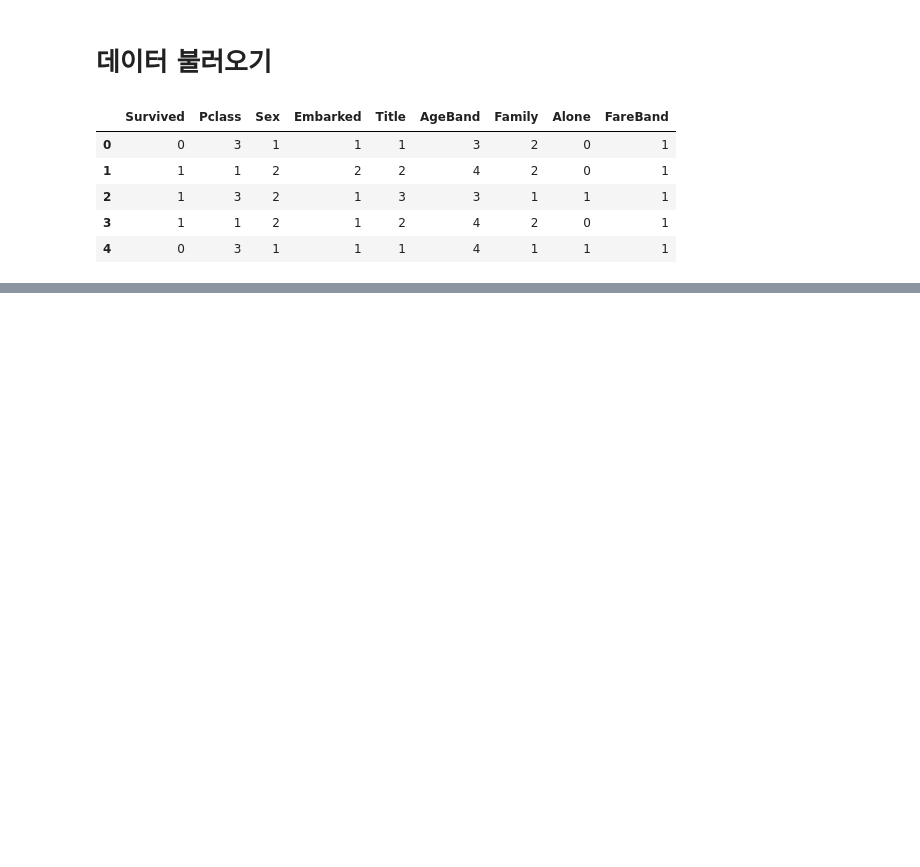
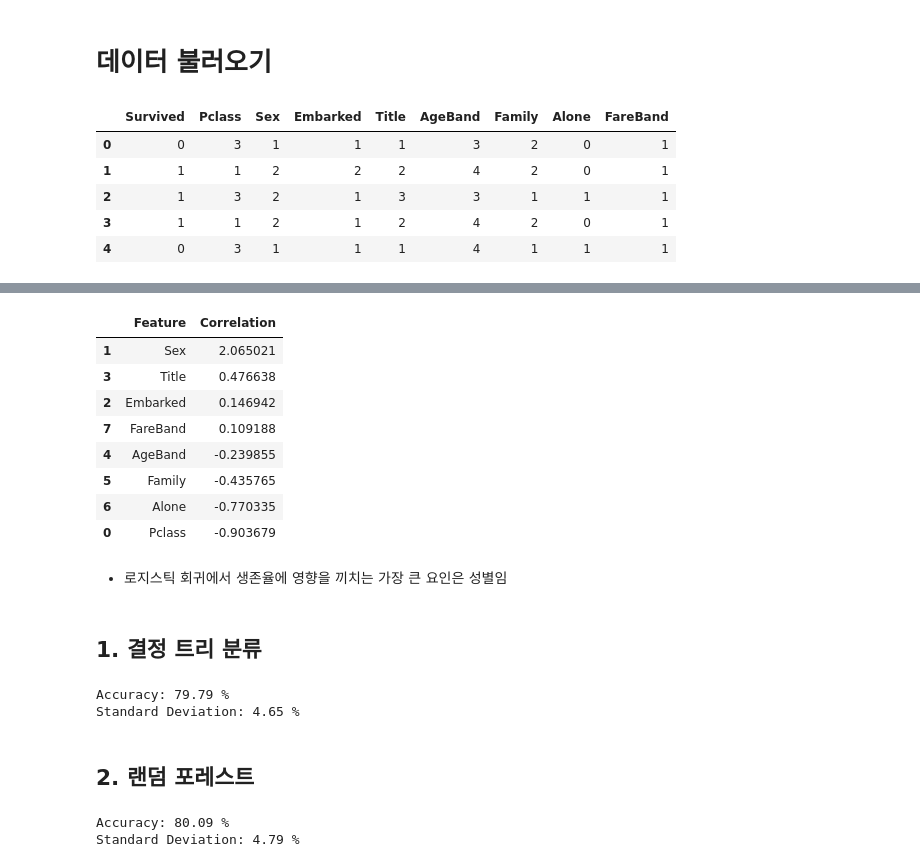
Before and after one commit to 4ix/ai_project_ml, a Jupyter notebook: model.ipynb, the cells around one changed output, grey strips where cells are left out. Drawn from its saved outputs; the diff is of its cells as text; code cells hidden in the pictures; blank space fills up the shorter version.

```diff
--- a/model.ipynb
+++ b/model.ipynb
@@ -24,0 +64,54 @@ test.head()
+# %%
+coeff_df = pd.DataFrame(df.columns.delete(0))
+coeff_df.columns = ['Feature']
+coeff_df["Correlation"] = pd.Series(classifier.coef_[0])
+
+coeff_df.sort_values(by='Correlation', ascending=False)
+# %% [output]
+|  | Feature | Correlation |
+| 1 | Sex | 2.065021 |
+| 3 | Title | 0.476638 |
+| 2 | Embarked | 0.146942 |
+| 7 | FareBand | 0.109188 |
+| 4 | AgeBand | -0.239855 |
+| 5 | Family | -0.435765 |
+| 6 | Alone | -0.770335 |
+| 0 | Pclass | -0.903679 |
+# %% [markdown]
+- 로지스틱 회귀에서 생존율에 영향을 끼치는 가장 큰 요인은 성별임
+# %% [markdown]
+## 1. 결정 트리 분류
+# %%
+from sklearn.tree import DecisionTreeClassifier # 임포트
+classifier = DecisionTreeClassifier() # 객체 생성
+classifier.fit(X_train, y_train) # 학습
+
+y_pred = classifier.predict(X_test) # 테스트 셋 적용
+
+skf = StratifiedKFold(n_splits=10, shuffle=True)  # 계층별 교차 검증 설정
+
+accuracies = cross_val_score(estimator=classifier, X=X_train, y=y_train, cv=skf) # 정확도 계산
+
+print("Accuracy: {:.2f} %".format(accuracies.mean()*100)) # 정확도 출력
+print("Standard Deviation: {:.2f} %".format(accuracies.std()*100)) # 표준편차 출력
+# %% [output]
+Accuracy: 79.79 %
+Standard Deviation: 4.65 %
+# %% [markdown]
+## 2. 랜덤 포레스트
+# %%
+from sklearn.ensemble import RandomForestClassifier # 임포트
+classifier = RandomForestClassifier(n_estimators=50) # 객체 생성
+classifier.fit(X_train, y_train) # 학습
+
+y_pred = classifier.predict(X_test) # 테스트 셋 적용
+
+skf = StratifiedKFold(n_splits=10, shuffle=True)  # 계층별 교차 검증 설정
+
+accuracies = cross_val_score(estimator=classifier, X=X_train, y=y_train, cv=skf) # 정확도 계산
+
+print("Accuracy: {:.2f} %".format(accuracies.mean()*100)) # 정확도 출력
+print("Standard Deviation: {:.2f} %".format(accuracies.std()*100)) # 표준편차 출력
+# %% [output]
+Accuracy: 80.09 %
+Standard Deviation: 4.79 %
```
Also changed, not shown: parts of 28 cells of this notebook, 1 other file.
